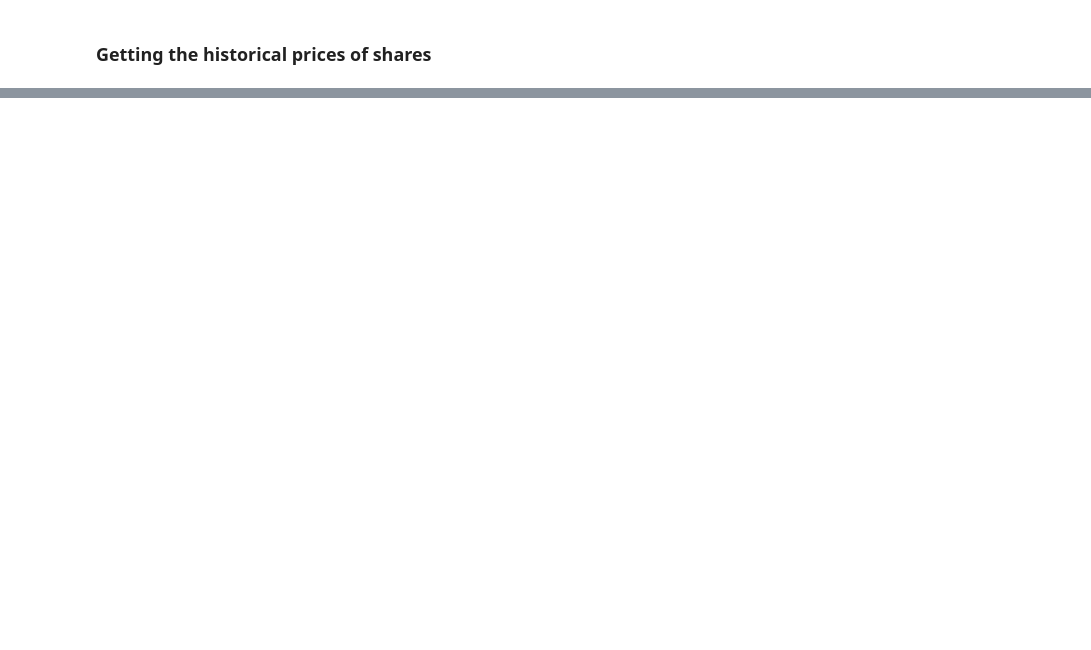
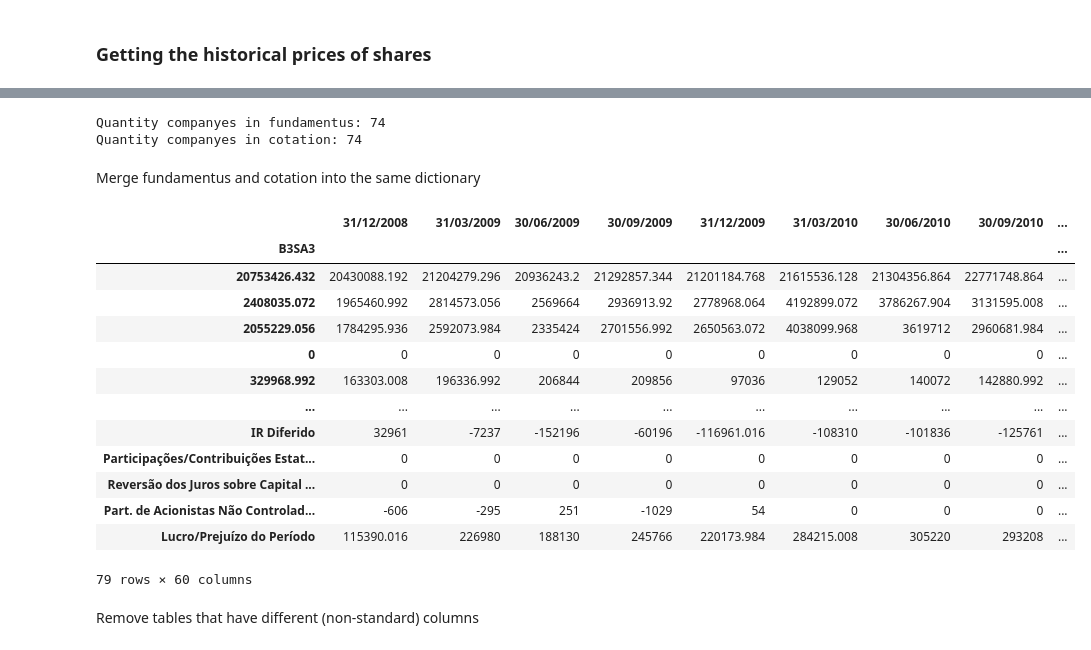
Before and after one commit to felipedaniel1910/StockMarketPrediction, a Jupyter notebook: etl_workflow.ipynb, the cells around one changed output, grey strips where cells are left out. Drawn from its saved outputs; the diff is of its cells as text; code cells hidden in the pictures; blank space fills up the shorter version.

```diff
--- a/etl_workflow.ipynb
+++ b/etl_workflow.ipynb
@@ -411,8 +397,0 @@ End date: 2018-10-01
-# %%
-cotation = {}
-for company in  ["ABEV3", "AZUL4", "B3SA3"]:
-    cotation_df = yf.download(f"{company}.SA", start=start_date_str, end=end_date_str, progress=False)
-    cotation_df['Company'] = company
-    cotation[company] = cotation_df
-
-cotation_bkp = cotation
@@ -622,0 +415,9 @@ Name: 2018-10-04 00:00:00, dtype: object
+# %%
+cotation = {} #create a dictionary
+# get the cotation of the desired companies
+for company in  config.companies: # loop to get the cotations
+    cotation_df = yf.download(f"{company}.SA", start=start_date_str, end=end_date_str, progress=False) # get the cotation
+    cotation_df['Company'] = company # insert the company name
+    cotation[company] = cotation_df #insert dataframe to the dictionary
+
+cotation_bkp = cotation # create a dataframe for backup (only during development)
@@ -622,0 +592,12 @@ Name: 2018-10-04 00:00:00, dtype: object
+# %%
+# Companies in fundamentus but not in cotation
+companies_to_drop= [i for i in list(fundamentus.keys()) if (i not in list(cotation.keys()))]
+#drop companies in fundamentus
+for company in companies_to_drop:
+    fundamentus.pop(company)
+
+# Companies in cotation but not in fundamentus
+companies_to_drop= [i for i in list(cotation.keys()) if (i not in list(fundamentus.keys()))]
+#drop companies in fundamentus
+for company in companies_to_drop:
+    cotation.pop(company)
@@ -622,0 +613,17 @@ Name: 2018-10-04 00:00:00, dtype: object
+# %%
+#list of companies
+list_companies = list(cotation.keys())
+# loop to check all companies
+for company in list_companies:
+    # check if there are nulls
+    if cotation[company].isnull().values.any():
+        #drop company
+        cotation.pop(company)
+        fundamentus.pop(company)
+# %%
+#check difference
+print(f'Quantity companyes in fundamentus: {len(list(fundamentus.keys()))}')
+print(f'Quantity companyes in cotation: {len(list(cotation.keys()))}')
+# %% [output]
+Quantity companyes in fundamentus: 74
+Quantity companyes in cotation: 74
@@ -622,0 +632,2 @@ Name: 2018-10-04 00:00:00, dtype: object
+# %% [markdown]
+Merge fundamentus and cotation into the same dictionary
@@ -622,0 +652,19 @@ Name: 2018-10-04 00:00:00, dtype: object
+# %%
+fundamentus['B3SA3']
+# %% [output]
+|  | 31/12/2008 | 31/03/2009 | 30/06/2009 | 30/09/2009 | 31/12/2009 | 31/03/2010 | 30/06/2010 | 30/09/2010 | ... |
+| B3SA3 |  |  |  |  |  |  |  |  | ... |
+| 20753426.432 | 20430088.192 | 21204279.296 | 20936243.2 | 21292857.344 | 21201184.768 | 21615536.128 | 21304356.864 | 22771748.864 | ... |
+| 2408035.072 | 1965460.992 | 2814573.056 | 2569664 | 2936913.92 | 2778968.064 | 4192899.072 | 3786267.904 | 3131595.008 | ... |
+| 2055229.056 | 1784295.936 | 2592073.984 | 2335424 | 2701556.992 | 2650563.072 | 4038099.968 | 3619712 | 2960681.984 | ... |
+| 0 | 0 | 0 | 0 | 0 | 0 | 0 | 0 | 0 | ... |
+| 329968.992 | 163303.008 | 196336.992 | 206844 | 209856 | 97036 | 129052 | 140072 | 142880.992 | ... |
+| ... | ... | ... | ... | ... | ... | ... | ... | ... | ... |
+| IR Diferido | 32961 | -7237 | -152196 | -60196 | -116961.016 | -108310 | -101836 | -125761 | ... |
+| Participações/Contribuições Estat... | 0 | 0 | 0 | 0 | 0 | 0 | 0 | 0 | ... |
+| Reversão dos Juros sobre Capital ... | 0 | 0 | 0 | 0 | 0 | 0 | 0 | 0 | ... |
+| Part. de Acionistas Não Controlad... | -606 | -295 | 251 | -1029 | 54 | 0 | 0 | 0 | ... |
+| Lucro/Prejuízo do Período | 115390.016 | 226980 | 188130 | 245766 | 220173.984 | 284215.008 | 305220 | 293208 | ... |
+79 rows × 60 columns
+# %% [markdown]
+Remove tables that have different (non-standard) columns
```
Also changed, not shown: parts of 38 cells of this notebook, 6 other files.
